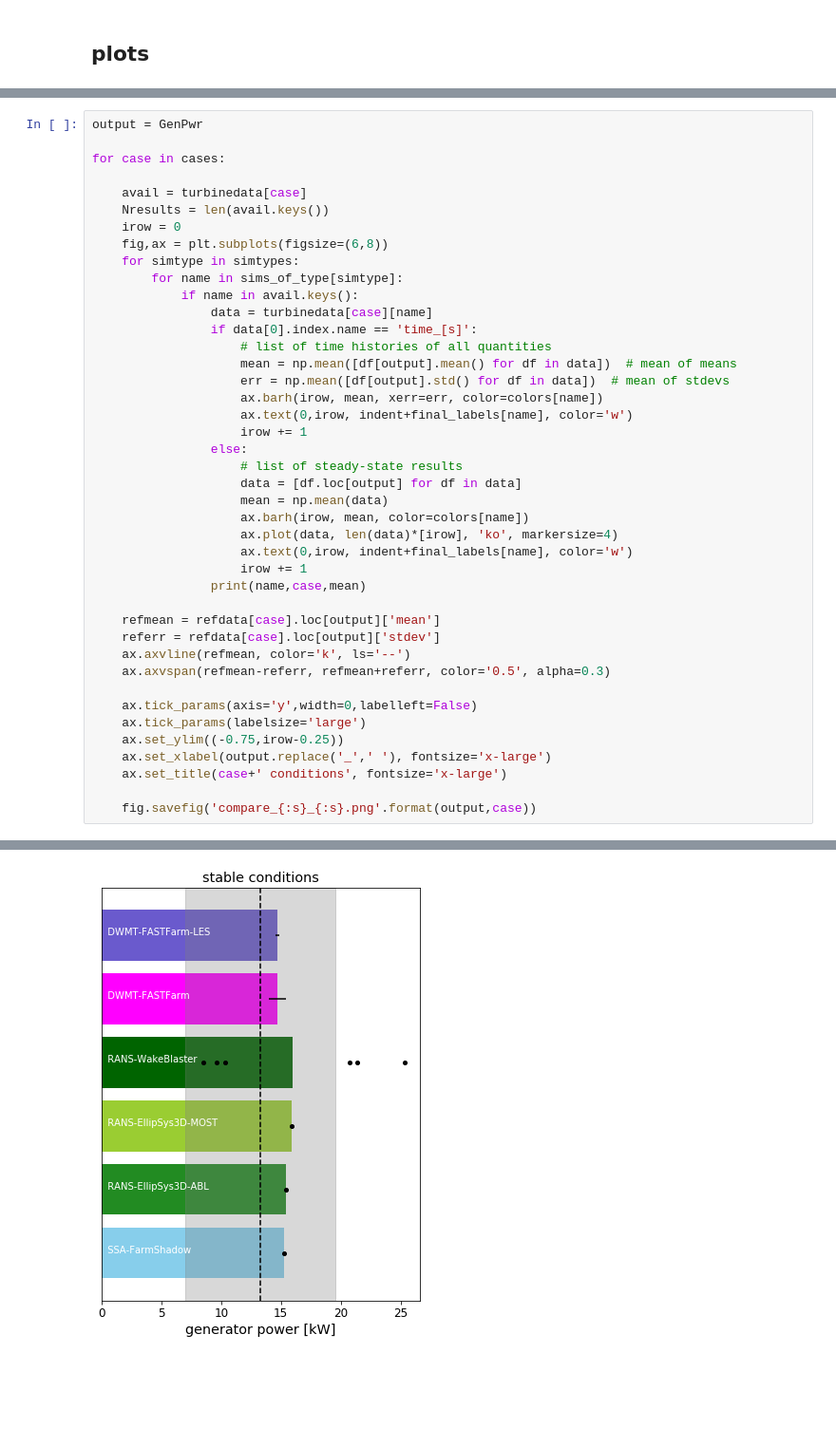
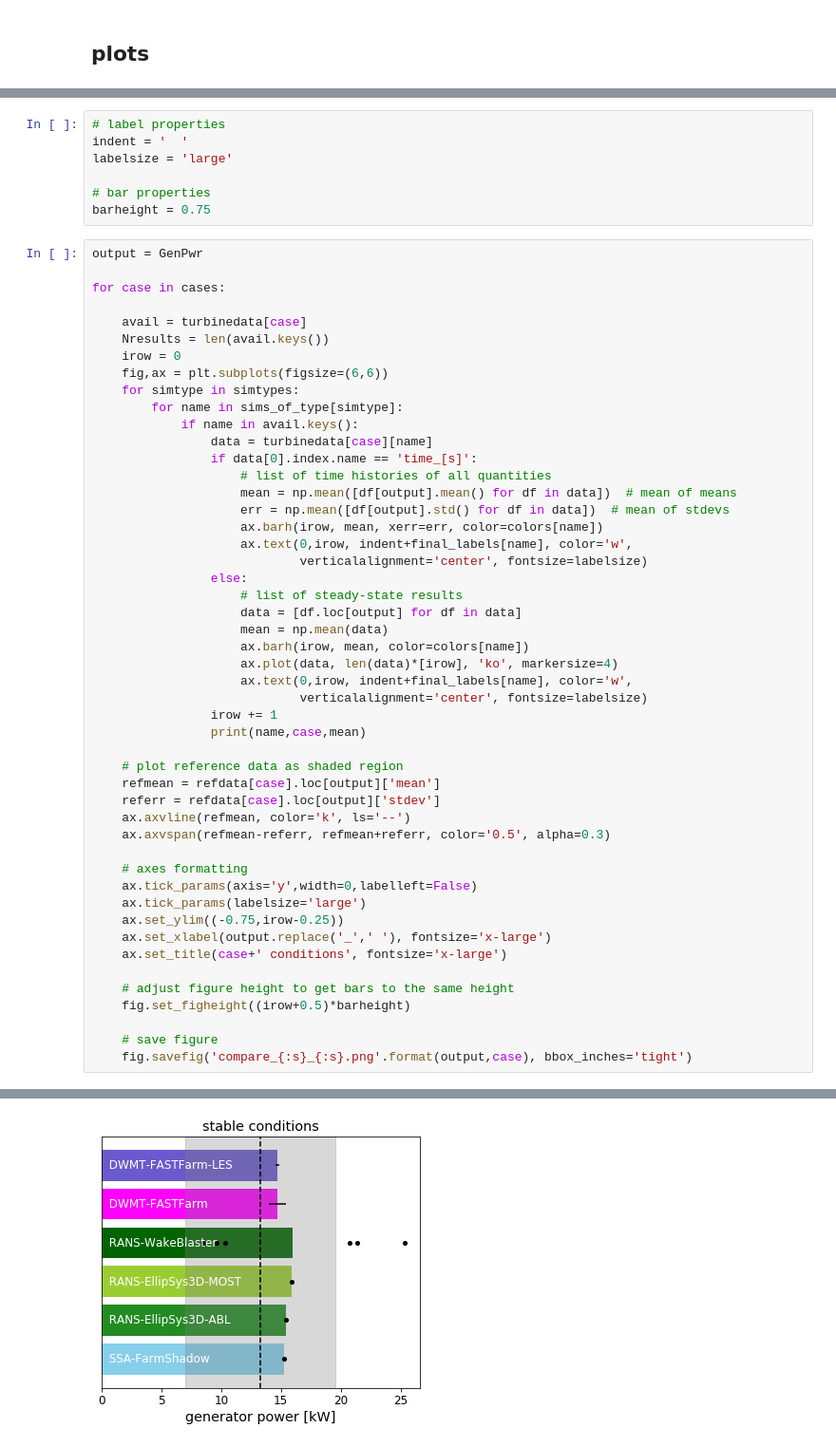
Before and after one commit to NREL/wakebench_swift, a Jupyter notebook: code/turbine_processing/2-compare_turbine_models.ipynb, the cells around one changed output, grey strips where cells are left out. Shown at 95% size. Cells and saved outputs as stored; diff of their text form; blank space fills up the shorter version.

Commit message:
Update formatting
- vertically center labels
- consistent bar heights

```diff
--- a/code/turbine_processing/2-compare_turbine_models.ipynb
+++ b/code/turbine_processing/2-compare_turbine_models.ipynb
@@ -204,3 +202,10 @@ indent = '  '
+# %%
+# label properties
+indent = '  '
+labelsize = 'large'
+
+# bar properties
+barheight = 0.75
 # %%
 output = GenPwr
 
@@ -209,7 +214,7 @@ for case in cases:
     avail = turbinedata[case]
     Nresults = len(avail.keys())
     irow = 0
-    fig,ax = plt.subplots(figsize=(6,8))
+    fig,ax = plt.subplots(figsize=(6,6))
     for simtype in simtypes:
         for name in sims_of_type[simtype]:
             if name in avail.keys():
@@ -219,30 +224,37 @@ for case in cases:
                     mean = np.mean([df[output].mean() for df in data])  # mean of means
                     err = np.mean([df[output].std() for df in data])  # mean of stdevs
                     ax.barh(irow, mean, xerr=err, color=colors[name])
-                    ax.text(0,irow, indent+final_labels[name], color='w')
-                    irow += 1
+                    ax.text(0,irow, indent+final_labels[name], color='w',
+                            verticalalignment='center', fontsize=labelsize)
                 else:
                     # list of steady-state results
                     data = [df.loc[output] for df in data]
                     mean = np.mean(data)
                     ax.barh(irow, mean, color=colors[name])
                     ax.plot(data, len(data)*[irow], 'ko', markersize=4)
-                    ax.text(0,irow, indent+final_labels[name], color='w')
-                    irow += 1
+                    ax.text(0,irow, indent+final_labels[name], color='w',
+                            verticalalignment='center', fontsize=labelsize)
+                irow += 1
                 print(name,case,mean)
 
+    # plot reference data as shaded region
     refmean = refdata[case].loc[output]['mean']
     referr = refdata[case].loc[output]['stdev']
     ax.axvline(refmean, color='k', ls='--')
     ax.axvspan(refmean-referr, refmean+referr, color='0.5', alpha=0.3)
 
+    # axes formatting
     ax.tick_params(axis='y',width=0,labelleft=False)
     ax.tick_params(labelsize='large')
     ax.set_ylim((-0.75,irow-0.25))
     ax.set_xlabel(output.replace('_',' '), fontsize='x-large')
     ax.set_title(case+' conditions', fontsize='x-large')
 
-    fig.savefig('compare_{:s}_{:s}.png'.format(output,case))
+    # adjust figure height to get bars to the same height
+    fig.set_figheight((irow+0.5)*barheight)
+
+    # save figure
+    fig.savefig('compare_{:s}_{:s}.png'.format(output,case), bbox_inches='tight')
 # %% [output]
 IFPEN_CATHELAIN_SSAM neutral 86.03098559
 DTU_VANDERLAAN_RANS-ABL neutral 91.77773
@@ -265 +277 @@ SNL_MANIACI_LES unstable 62.255098495447804
-[figure, old version]
+[figure, new version]
```
Also changed, not shown: parts of 3 cells of this notebook.
